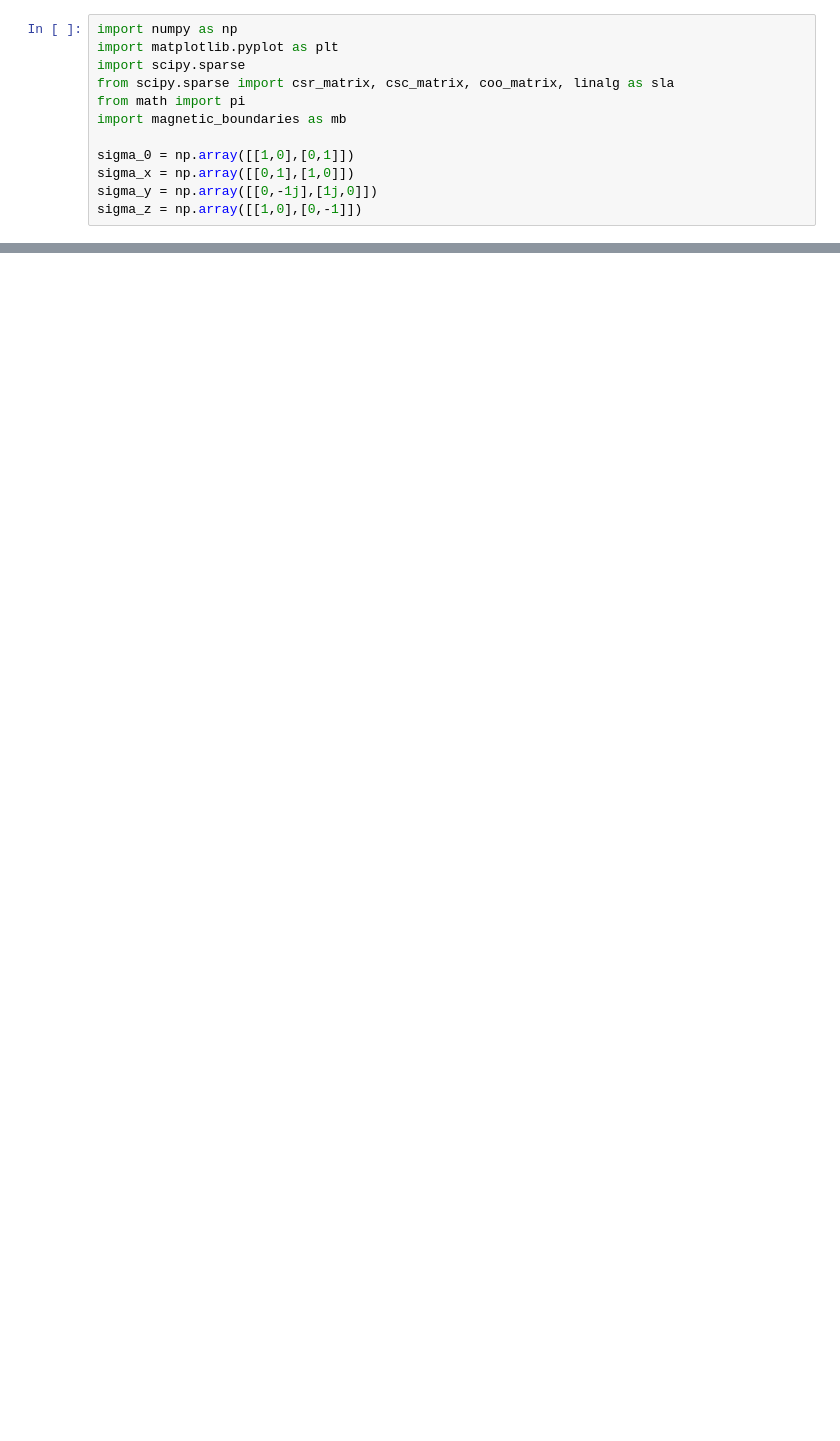
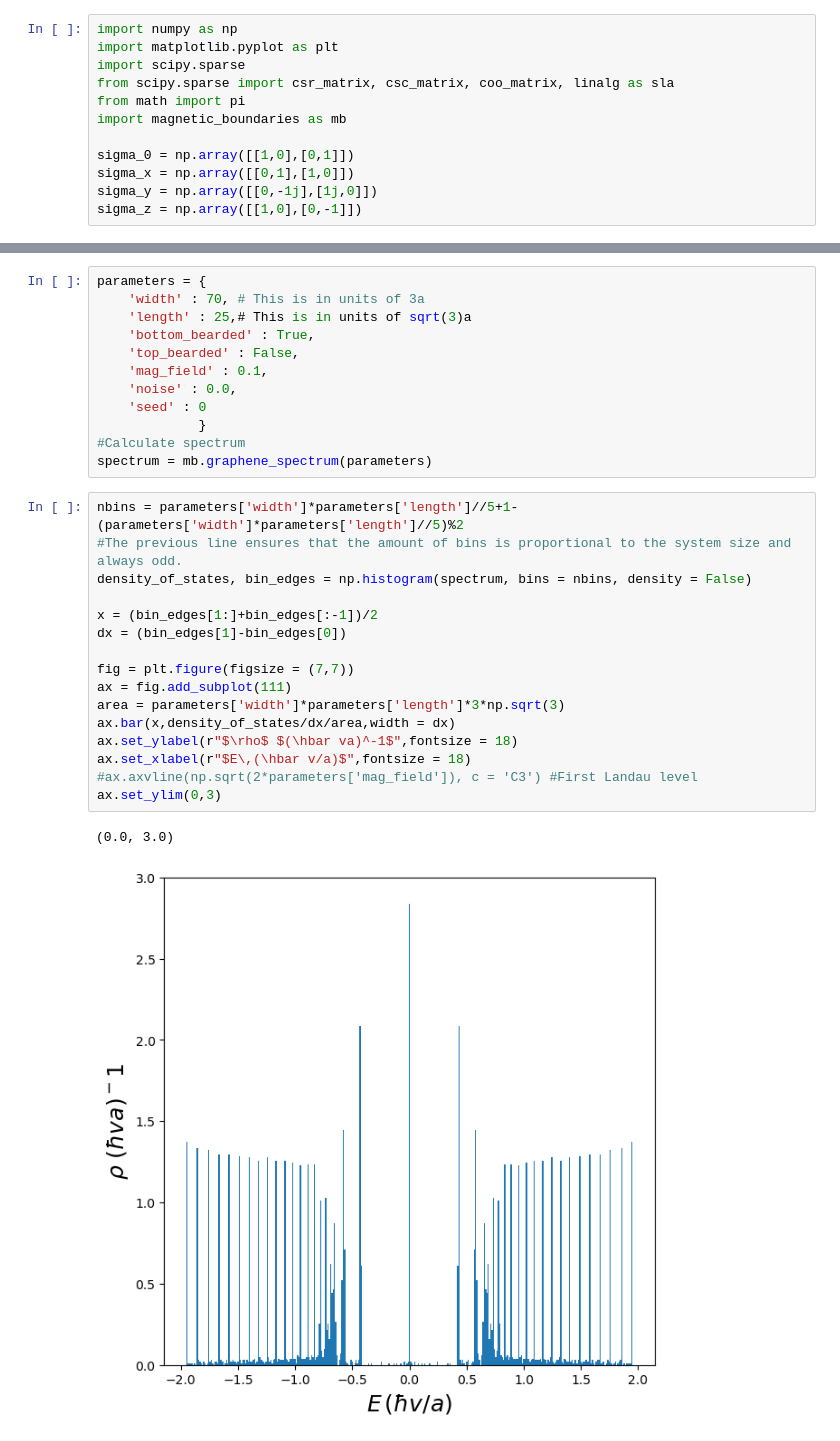
Before and after one commit to adonvel/tangent-magnetic-field, a Jupyter notebook: graph_square.ipynb, the cells around one changed output, grey strips where cells are left out. Drawn from its saved outputs; the diff is of its cells as text; blank space fills up the shorter version.

```diff
--- a/graph_square.ipynb
+++ b/graph_square.ipynb
@@ -150,0 +75,31 @@ ax.axvline(np.sqrt(2*parameters['mag_field']), c = 'C3')########################
+# %%
+parameters = {
+    'width' : 70, # This is in units of 3a
+    'length' : 25,# This is in units of sqrt(3)a
+    'bottom_bearded' : True,
+    'top_bearded' : False,
+    'mag_field' : 0.1,
+    'noise' : 0.0,
+    'seed' : 0
+             }
+#Calculate spectrum
+spectrum = mb.graphene_spectrum(parameters)
+# %%
+nbins = parameters['width']*parameters['length']//5+1-(parameters['width']*parameters['length']//5)%2
+#The previous line ensures that the amount of bins is proportional to the system size and always odd.
+density_of_states, bin_edges = np.histogram(spectrum, bins = nbins, density = False)
+
+x = (bin_edges[1:]+bin_edges[:-1])/2
+dx = (bin_edges[1]-bin_edges[0])
+
+fig = plt.figure(figsize = (7,7))
+ax = fig.add_subplot(111)
+area = parameters['width']*parameters['length']*3*np.sqrt(3)
+ax.bar(x,density_of_states/dx/area,width = dx)
+ax.set_ylabel(r"$\rho$ $(\hbar va)^-1$",fontsize = 18)
+ax.set_xlabel(r"$E\,(\hbar v/a)$",fontsize = 18)
+#ax.axvline(np.sqrt(2*parameters['mag_field']), c = 'C3') #First Landau level
+ax.set_ylim(0,3)
+# %% [output]
+(0.0, 3.0)
+[figure, added]
```
Also changed, not shown: parts of 7 cells of this notebook, 1 other file.
